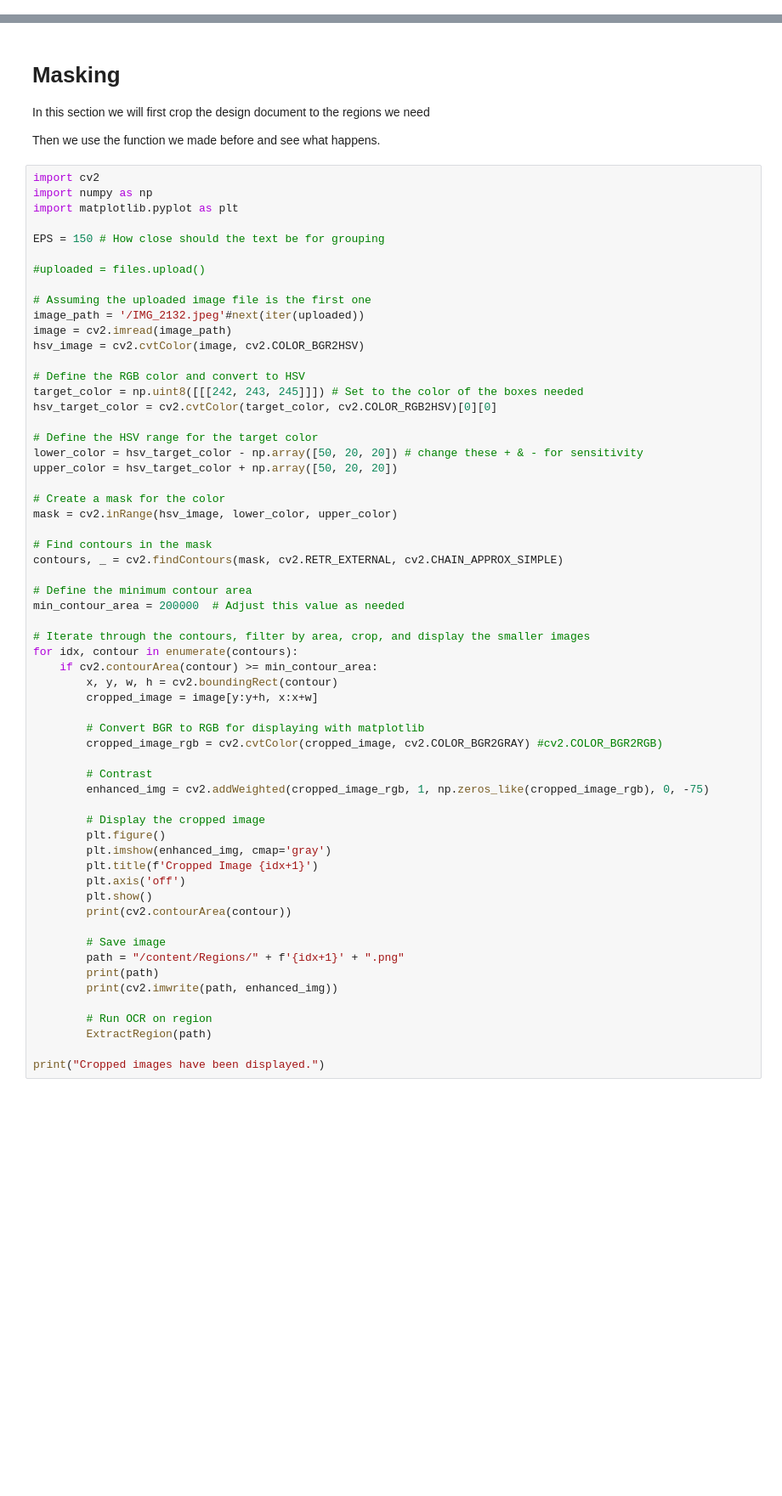
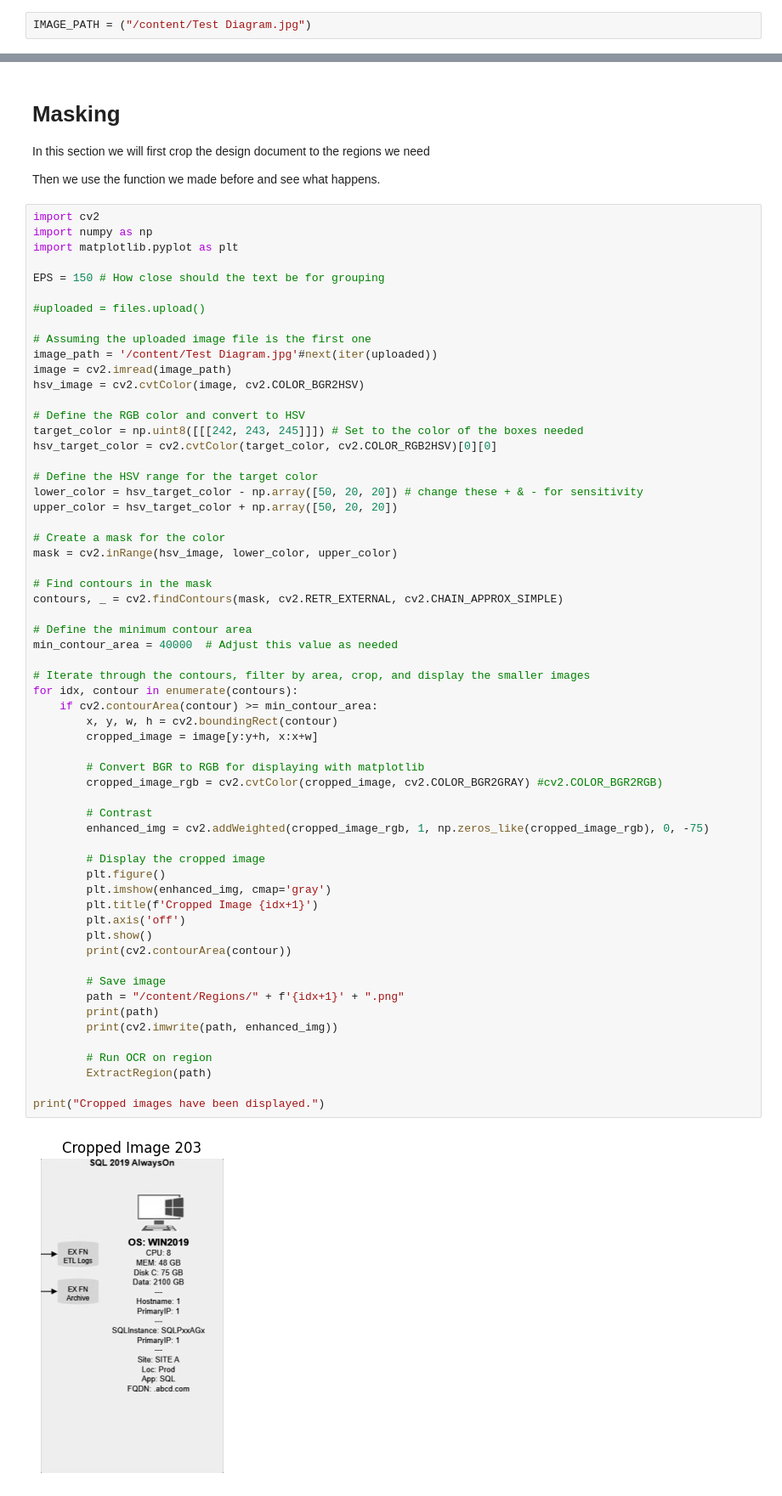
Before and after one commit to cyberneel/DTE, a Jupyter notebook: DTE.ipynb, the cells around one changed output, grey strips where cells are left out. Shown at 85% size. Drawn from its saved outputs; the diff is of its cells as text; blank space fills up the shorter version.

```diff
--- a/DTE.ipynb
+++ b/DTE.ipynb
@@ -27,2 +25,4 @@ IMAGE_PATH = ("/MachineDesignBox.jpeg")
+# %%
+IMAGE_PATH = ("/content/Test Diagram.jpg")
 # %%
 ocr = easyocr.Reader(['en'], gpu=True)
@@ -263,7 +291,7 @@ EPS = 150 # How close should the text be for grouping
 #uploaded = files.upload()
 
 # Assuming the uploaded image file is the first one
-image_path = '/IMG_2132.jpeg'#next(iter(uploaded))
+image_path = '/content/Test Diagram.jpg'#next(iter(uploaded))
 image = cv2.imread(image_path)
 hsv_image = cv2.cvtColor(image, cv2.COLOR_BGR2HSV)
 
@@ -282,34 +310,36 @@ mask = cv2.inRange(hsv_image, lower_color, upper_color)
 contours, _ = cv2.findContours(mask, cv2.RETR_EXTERNAL, cv2.CHAIN_APPROX_SIMPLE)
 
 # Define the minimum contour area
-min_contour_area = 200000  # Adjust this value as needed
+min_contour_area = 40000  # Adjust this value as needed
 
 # Iterate through the contours, filter by area, crop, and display the smaller images
 for idx, contour in enumerate(contours):
     if cv2.contourArea(contour) >= min_contour_area:
         x, y, w, h = cv2.boundingRect(contour)
         cropped_image = image[y:y+h, x:x+w]
 
         # Convert BGR to RGB for displaying with matplotlib
         cropped_image_rgb = cv2.cvtColor(cropped_image, cv2.COLOR_BGR2GRAY) #cv2.COLOR_BGR2RGB)
 
         # Contrast
         enhanced_img = cv2.addWeighted(cropped_image_rgb, 1, np.zeros_like(cropped_image_rgb), 0, -75)
 
         # Display the cropped image
         plt.figure()
         plt.imshow(enhanced_img, cmap='gray')
         plt.title(f'Cropped Image {idx+1}')
         plt.axis('off')
         plt.show()
         print(cv2.contourArea(contour))
 
         # Save image
         path = "/content/Regions/" + f'{idx+1}' + ".png"
         print(path)
         print(cv2.imwrite(path, enhanced_img))
 
         # Run OCR on region
         ExtractRegion(path)
 
 print("Cropped images have been displayed.")
+# %% [output]
+[figure, added]
```
Also changed, not shown: parts of 7 cells of this notebook.
